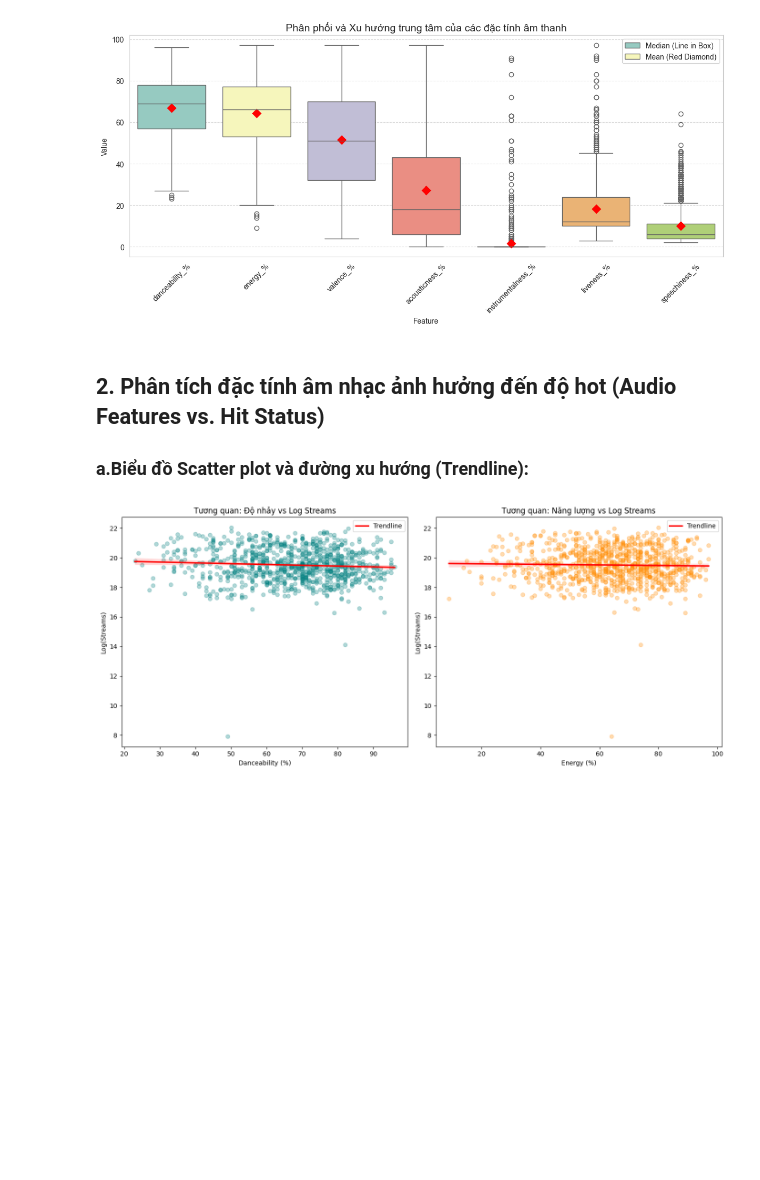
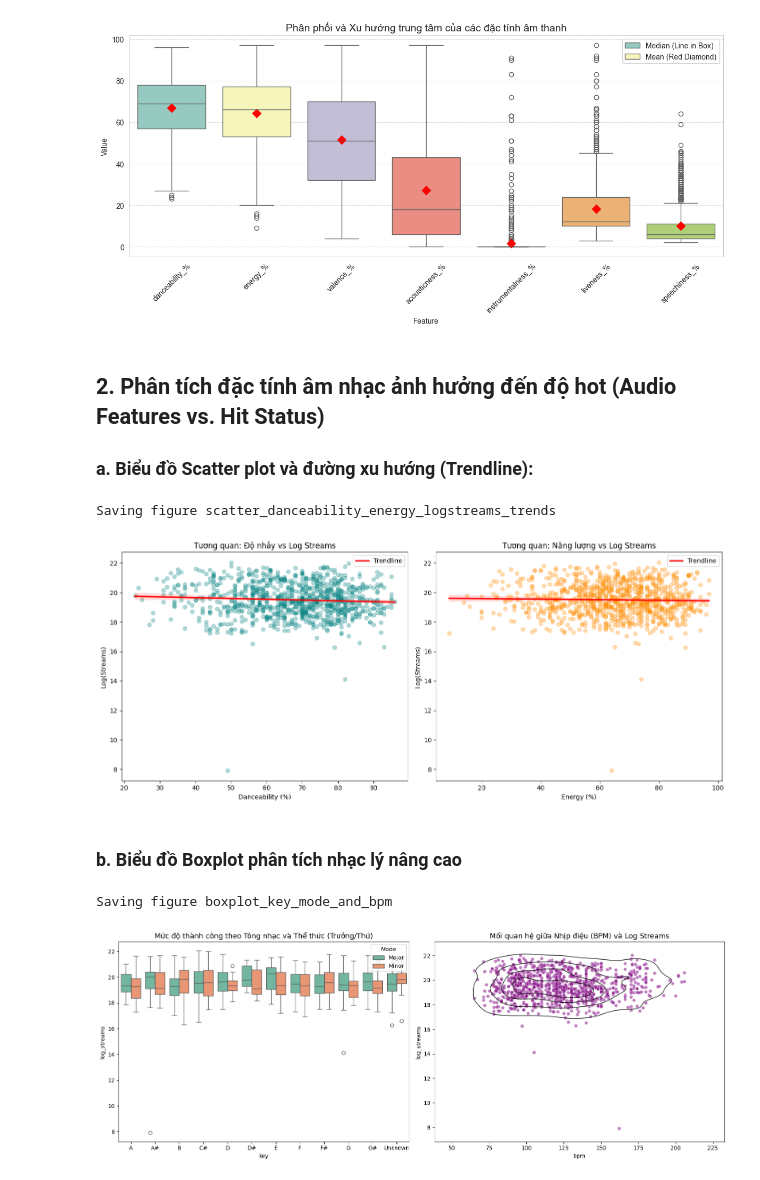
Before and after one commit to BuiHuy16/Spotify-Songs, a Jupyter notebook: notebooks/eda_visualization.ipynb, the cells around one changed output. Saved outputs shown, nothing was run; the diff lists cells and outputs as text; code cells hidden in the pictures; blank space fills up the shorter version.

```diff
--- a/notebooks/eda_visualization.ipynb
+++ b/notebooks/eda_visualization.ipynb
@@ -187,7 +187,7 @@ The `join` parameter is deprecated and will be removed in v0.15.0. You can remov
 [figure]
 # %% [markdown]
 ## 2. Phân tích đặc tính âm nhạc ảnh hưởng đến độ hot (Audio Features vs. Hit Status)
-### a.Biểu đồ Scatter plot và đường xu hướng (Trendline):
+### a. Biểu đồ Scatter plot và đường xu hướng (Trendline):
 # %%
 plt.figure(figsize=(14, 6))
 
@@ -212,6 +212,32 @@ plt.ylabel("Log(Streams)")
 plt.legend()
 
 plt.tight_layout()
+save_fig("scatter_danceability_energy_logstreams_trends")
 plt.show()
 # %% [output]
+Saving figure scatter_danceability_energy_logstreams_trends
 [figure]
+# %% [markdown]
+### b. Biểu đồ Boxplot phân tích nhạc lý nâng cao
+# %%
+fig, axes = plt.subplots(1, 2, figsize=(16, 6))
+# Phân tích theo Tông nhạc (Key) và Thể thức (Mode)
+# Sắp xếp các Key theo thứ tự phổ biến hoặc bảng chữ cái để dễ nhìn
+key_order = sorted(df['key'].dropna().unique())
+
+sns.boxplot(data=df, x='key', y='log_streams', hue='mode', ax=axes[0], palette='Set2', order=key_order)
+axes[0].set_title('Mức độ thành công theo Tông nhạc và Thể thức (Trưởng/Thứ)', fontsize=13)
+axes[0].legend(title='Mode', loc='upper right')
+
+# Tác động của tốc độ nhịp điệu (BPM) đến tổng lượt nghe
+# Sử dụng scatter plot với mật độ điểm (hexbin hoặc scatter với alpha)
+sns.scatterplot(data=df, x='bpm', y='log_streams', alpha=0.5, color='purple', ax=axes[1])
+sns.kdeplot(data=df, x='bpm', y='log_streams', levels=5, color="black", linewidths=1, ax=axes[1])
+axes[1].set_title('Mối quan hệ giữa Nhịp điệu (BPM) và Log Streams', fontsize=13)
+
+plt.tight_layout()
+save_fig("boxplot_key_mode_and_bpm")
+plt.show()
+# %% [output]
+Saving figure boxplot_key_mode_and_bpm
+[figure, added]
```
Also changed, not shown: 3 other files.
